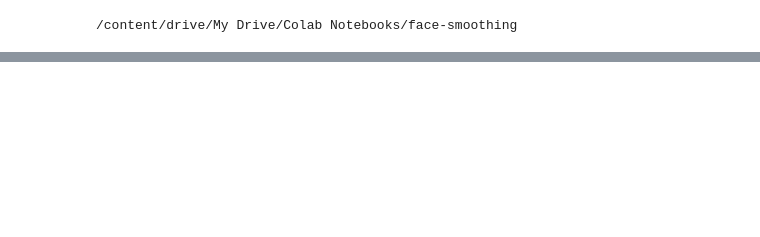
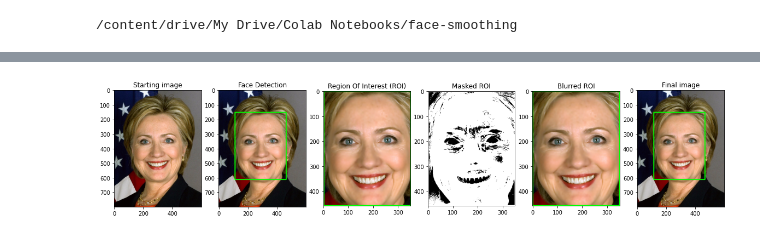
Before and after one commit to 5starkarma/face-smoothing, a Jupyter notebook: face_smoothing.ipynb, the cells around one changed output, grey strips where cells are left out. Drawn from its saved outputs; the diff is of its cells as text; code cells hidden in the pictures; blank space fills up the shorter version.

```diff
--- a/face_smoothing.ipynb
+++ b/face_smoothing.ipynb
@@ -105,32 +103,34 @@ masked_img = cv2.bitwise_and(blurred_img, full_mask)
 inverted_mask = cv2.bitwise_not(full_mask)
 
 # Created anti-mask
 masked_img2 = cv2.bitwise_and(temp_img, inverted_mask)
 
 # Add the masked images together
 full_img = cv2.add(masked_img2, masked_img)
 
 # Replace ROI on full image with blurred ROI
 box_face[bboxes[0][1]:bboxes[0][3], bboxes[0][0]:bboxes[0][2]] = full_img
 
 # Display images
-plt.figure(figsize=(20,12))
+plt.figure(figsize=(20,20))
 plt.subplot(1,6,1)
 plt.title("Starting image")
 plt.imshow(img[:,:,::-1])
 plt.subplot(1,6,2)
-plt.title("Face Image")
+plt.title("Face Detection")
 plt.imshow(box_face[:,:,::-1])
 plt.subplot(1,6,3)
 plt.title("Region Of Interest (ROI)")
 plt.imshow(roi_img[:,:,::-1])
 plt.subplot(1,6,4)
 plt.title("Masked ROI")
 plt.imshow(mask)
 plt.subplot(1,6,5)
 plt.title("Blurred ROI")
 plt.imshow(full_img[:,:,::-1])
 plt.subplot(1,6,6)
 plt.title("Final image")
 plt.imshow(box_face[:,:,::-1])
 plt.show()
+# %% [output]
+[figure, added]
```
Also changed, not shown: parts of 2 cells of this notebook.
